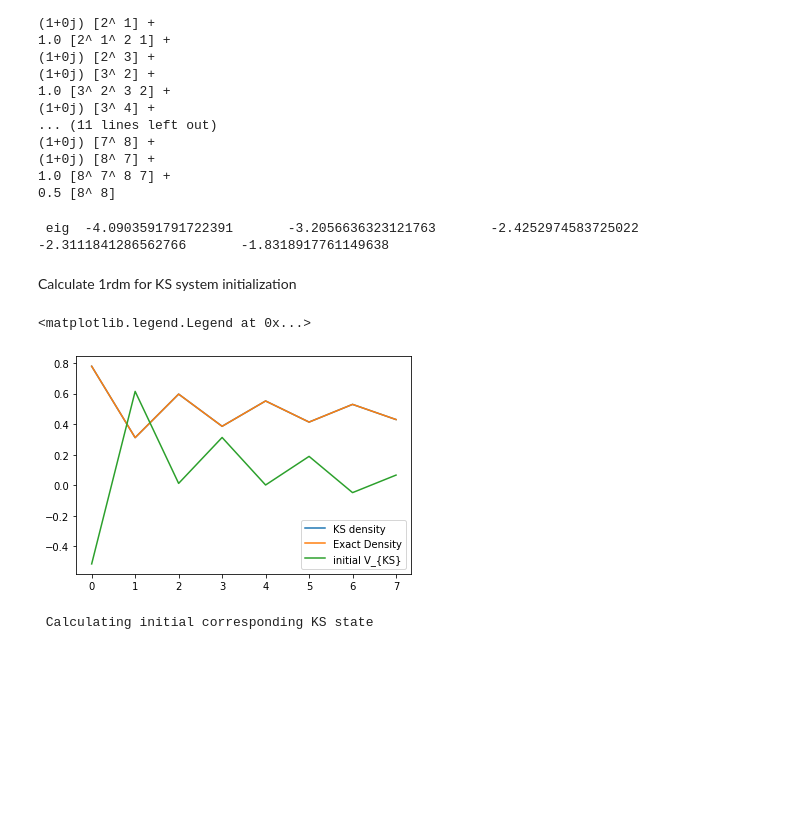
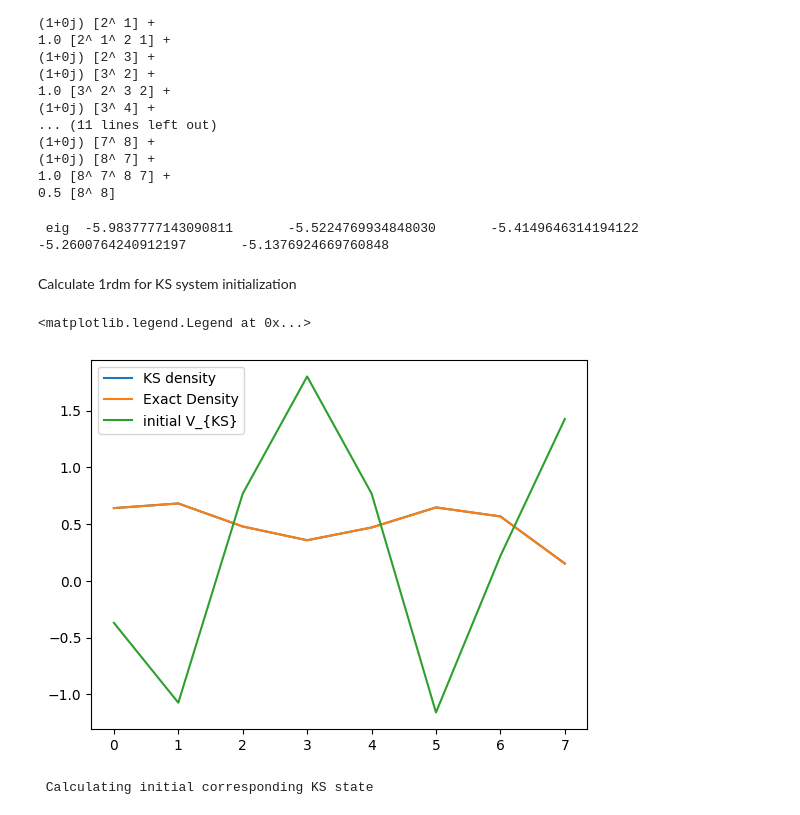
Before and after one commit to brownj42/TDDFTinversion, a Jupyter notebook: python/Example_4.ipynb, the cells around one changed output. Saved outputs shown, nothing was run; the diff lists cells and outputs as text; code cells hidden in the pictures; blank space fills up the shorter version.

Commit message:
additional results from the paper

```diff
--- a/python/Example_4.ipynb
+++ b/python/Example_4.ipynb
@@ -46,8 +46,8 @@ np1=16 #number of grid points for 1-dimension
 sysparams=td.derivedtypes.init_systemparameters(np1)
 sysparams.nd=1 #number of dimensions
 sysparams.npart=4 #number of particles
-sysparams.nalpha=4
-sysparams.nbeta=0
+sysparams.nalpha=2
+sysparams.nbeta=2
 sysparams.xmin=0 #minimum grid point
 sysparams.xmax=15 #maximum grid point
 sysparams.ct=0. #starting time
@@ -55,7 +55,7 @@ sysparams.dth=0.01 #goal time step
 sysparams.dvksmax=100 #max derivative of density with respect to time
 sysparams.pinv0minresqlp1=1 #pseudoinverse set to 0, minresqlp set to 1
 sysparams.quantization=2 #Quantization
-sysparams.energy=-2 #Energy of KS system, this can if desired
+sysparams.energy=-6 #Energy of KS system, this can if desired
 td.derivedtypes.fill_systemparameters(sysparams)
 td.keomod.buildkeo(sysparams) #build kinetic energy operator and lattice values
 #print(sysparams)
@@ -119,7 +119,7 @@ td.density.fullwf_density(sysparams,fullvals.psi,dpe)
 #initialize KS orbitals system to match dpe
 #KSvals=td.initial_states.initializekssystem(sysparams,sharedvals,dpe,fullvals)
 # %% [output]
- eig  -4.0903591791722391       -3.2056636323121763       -2.4252974583725022       -2.3111841286562766       -1.8318917761149638
+ eig  -5.9837777143090811       -5.5224769934848030       -5.4149646314194122       -5.2600764240912197       -5.1376924669760848
 # %%
 from scipy.sparse.linalg import eigsh
 import matplotlib.pyplot as plt
@@ -136,39 +136,46 @@ for i, j in itertools.product(range(sysparams.np1), repeat=2):
     rdm1[i%n_pts_s, j%n_pts_s] += one_rdm_full[i, j].real
 # %%
 
+one_rdm_full = rdm1
 goal_d = np.diag(one_rdm_full.real)
 #print(sum(goal_d))
+
 
 # Method to initialize KS orbitals to match ground state 1RDM from 	arXiv:2008.05592
 def func(vp, t, rdm):
     first_part = np.trace(np.matmul(t + np.diag(vp/np.sqrt(np.diag(rdm))), rdm))
-    e, phi = eigsh(t + np.diag(vp/np.sqrt(np.diag(rdm))), k=4, which='SA')
-    return first_part - e[0]-e[1]-e[2]-e[3]
+    e, phi = eigsh(t + np.diag(vp/np.sqrt(np.diag(rdm))), k=5, which='SA')
+    return first_part - e[0]-e[2]-e[0]-e[2]
 def jac(vp, t, rdm):
     jacvals = np.zeros(len(vp))
-    e, phi = eigsh(t + np.diag(vp/np.sqrt(np.diag(rdm))), k=4, which='SA')
+    e, phi = eigsh(t + np.diag(vp/np.sqrt(np.diag(rdm))), k=5, which='SA')
     for i, v in enumerate(vp):
         jacvals[i] = rdm[i,i]/np.sqrt(rdm[i,i])
-        jacvals[i] -= (phi[i,0]**2+phi[i,1]**2+phi[i,2]**2+phi[i,3]**2)/np.sqrt(rdm[i,i])
+        jacvals[i] -= (phi[i,0]**2+phi[i,2]**2+phi[i,0]**2+phi[i,2]**2)/np.sqrt(rdm[i,i])
     return jacvals
 vpar = np.sin(np.pi*sysparams.xlattice[:n_pts_s])*np.sqrt(np.diag(one_rdm_full[:n_pts_s, :n_pts_s].real))
 result = minimize(func, vpar, args=(sysparams.t[:n_pts_s, 0:n_pts_s], one_rdm_full[:n_pts_s, :n_pts_s].real), jac=jac, method="L-BFGS-B", tol=1.e-14, options={"disp": False, "maxiter": 1000, "gtol": 1e-9})
 #print(result)
 #print(vpar)
 #pl.plot(dvrpts_s, result.x/np.sqrt(np.diag(one_rdm))-vpot_harm(dvrpts_s, 1))
+#result.x = result.x/np.linalg.norm(result.x)
 
-
-e, phi = eigsh(sysparams.t[:n_pts_s, :n_pts_s].real + np.diag(result.x/np.sqrt(np.diag(one_rdm_full[:n_pts_s, :n_pts_s].real))), k=4, which="SA")
-
-ksdens = (phi[:,0]*phi[:,0]+phi[:,1]*phi[:,1]+phi[:,2]*phi[:,2]+phi[:,3]*phi[:,3]).flatten().real
+e, phi = eigsh(sysparams.t[:n_pts_s, :n_pts_s].real + np.diag(result.x/np.sqrt(np.diag(one_rdm_full[:n_pts_s, :n_pts_s].real))), k=5, which="SA")
+from scipy.linalg import expm
+rs = np.random.RandomState(seed=142)
+v=rs.random((4,4))
+v = v - v.T
+u = expm(v)
+#phi=phi@u
+ksdens = (phi[:,0].conj()*phi[:,0]+phi[:,2].conj()*phi[:,2]+phi[:,0].conj()*phi[:,0]+phi[:,2].conj()*phi[:,2]).flatten().real
 init_vks = result.x/np.sqrt(np.diag(one_rdm_full[:n_pts_s].real))
 plt.plot(sysparams.xlattice[:n_pts_s], ksdens.real, sysparams.xlattice[:n_pts_s], goal_d[:n_pts_s].real, sysparams.xlattice[:n_pts_s], init_vks)
 
 plt.legend(['KS density', 'Exact Density', 'initial V_{KS}'])
 #print(sum((2*(phi[:,0]**2)+1*(phi[:,1]**2)).flatten().real))
 # %% [output]
 <matplotlib.legend.Legend at 0x...>
-[figure, old version]
+[figure, new version]
 # %%
 #initialize KS orbitals system to match dpe
 KSvals=td.initial_states.initializekssystem(sysparams,sharedvals,dpe,fullvals)
```
Also changed, not shown: parts of 9 cells of this notebook, 15 other files.
